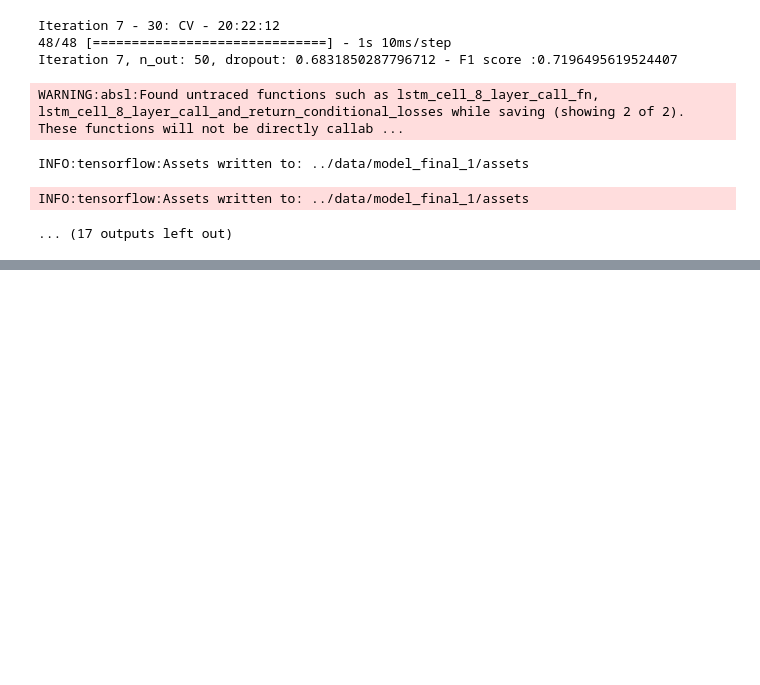
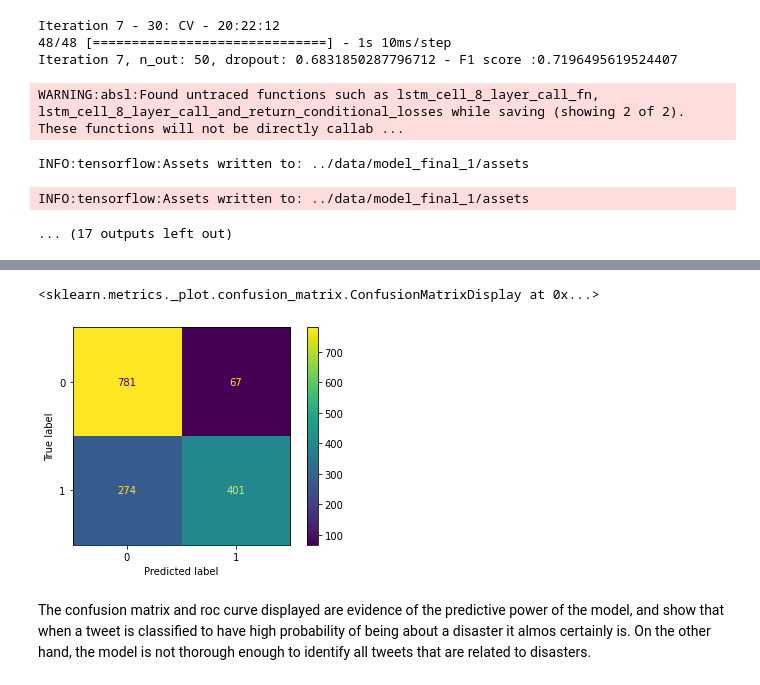
Before and after one commit to jcazuero94/Intro_to_dl_projects, a Jupyter notebook: nlp_disaster/Notebooks/NLP_Disaster.ipynb, the cells around one changed output, grey strips where cells are left out. Drawn from its saved outputs; the diff is of its cells as text; code cells hidden in the pictures; blank space fills up the shorter version.

```diff
--- a/nlp_disaster/Notebooks/NLP_Disaster.ipynb
+++ b/nlp_disaster/Notebooks/NLP_Disaster.ipynb
@@ -650,0 +755,10 @@ INFO:tensorflow:Assets written to: ../data/model_final_1/assets
+# %%
+ConfusionMatrixDisplay.from_predictions(
+    y_cv.values,
+    (best_pred>0.5).astype(int)
+)
+# %% [output]
+<sklearn.metrics._plot.confusion_matrix.ConfusionMatrixDisplay at 0x...>
+[figure, added]
+# %% [markdown]
+The confusion matrix and roc curve displayed are evidence of the predictive power of the model, and show that when a tweet is classified to have high probability of being about a disaster it almos certainly is. On the other hand, the model is not thorough enough to identify all tweets that are related to disasters.
```
Also changed, not shown: parts of 24 cells of this notebook, 20 other files.
